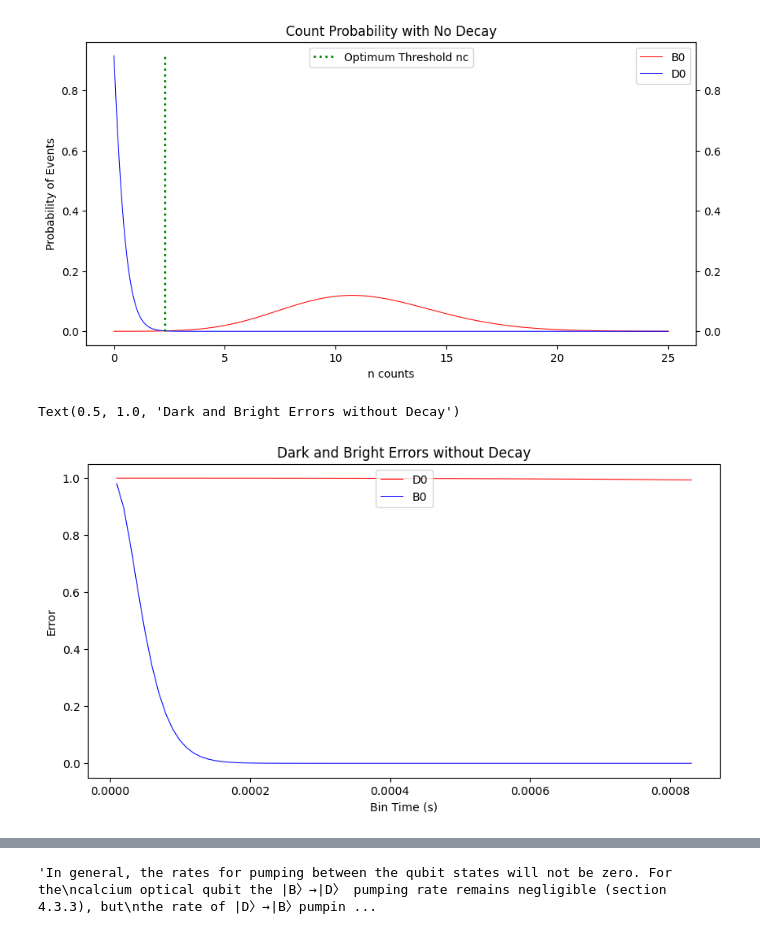
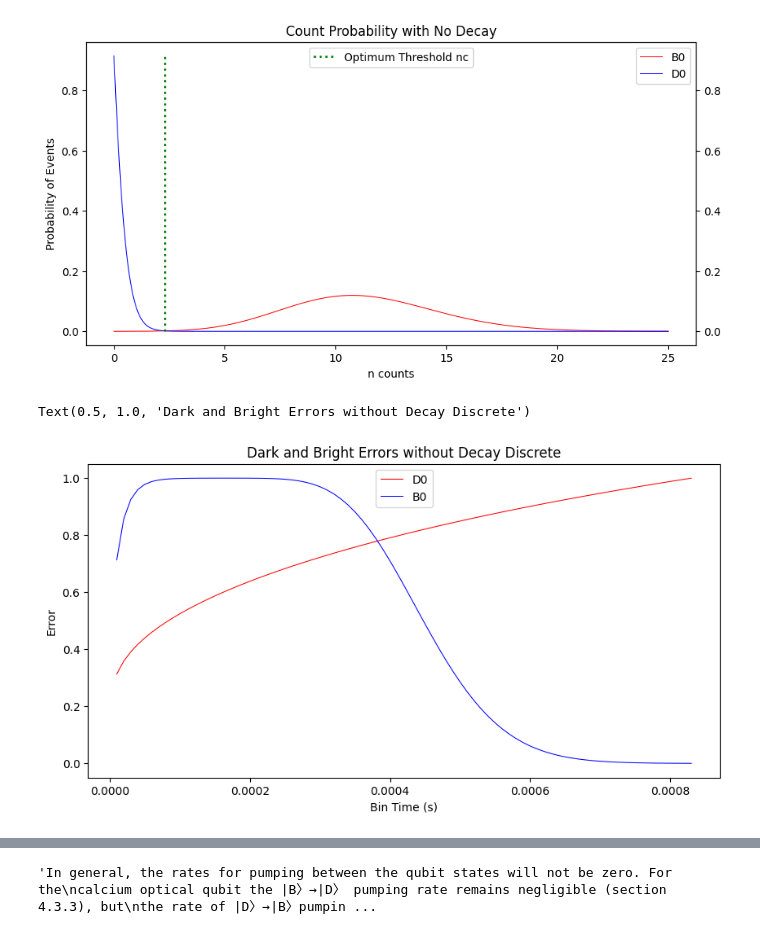
Before and after one commit to seangarn32/Trapped-Ion-Error-Model, a Jupyter notebook: SQR Error Model/Ca40Model.ipynb, the cells around one changed output, grey strips where cells are left out. Saved outputs shown, nothing was run; the diff lists cells and outputs as text; code cells hidden in the pictures.

```diff
--- a/SQR Error Model/Ca40Model.ipynb
+++ b/SQR Error Model/Ca40Model.ipynb
@@ -119,7 +119,7 @@ plt.title("Count Probability with No Decay")
 Text(0.5, 1.0, 'Count Probability with No Decay')
 [figure]
 # %%
-#Optimal Time vs Collection Efficiency w/o pumping discrete
+#Optimal Time vs Collection Efficiency w/o Decay Discrete
 
 #Integrate under the curves to find the error
 #Plot error vs tb
@@ -127,39 +127,42 @@ Text(0.5, 1.0, 'Count Probability with No Decay')
 Rb = 55800
 Rd = 442
 tb = .00042
-N = np.arange(start=0,stop=nc,step= 1)
+NB = np.arange(start=0,stop=nc,step=.01)
+ND = np.arange(start=nc,stop=20,step=.01)
+
 
 #nc to inf w/ D0
 def ed(tb,N):
     return np.sum((np.power(Rd*tb,N)) * (np.exp(-1*(Rd*tb))) / spec.factorial(N))
 
 #0 to nc w/ B0
 def eb(tb,N):
     return np.sum((np.power((Rb+Rd)*tb,N)) * (np.exp(-1*((Rb+Rd)*tb))) / spec.factorial(N))
 
 tb = np.arange(start=.00001,stop=tb*2,step=.00001)
 
-
-
 darkE = np.empty(0)
 brightE = np.empty(0)
 
 for i in tb:
     darkE = np.append(darkE, ed(i,N))
 for i in tb:
     brightE = np.append(brightE, eb(i,N))
 
+darkE = darkE/np.max(darkE)
+brightE = brightE/np.max(brightE)
+
 fig = plt.figure(figsize=(10, 5))
 ax1 = fig.add_subplot(1, 1, 1)
 ax1.plot(tb, darkE, lw=0.75, c="r", label = "D0")
 ax1.set_ylabel("Error")
 ax1.set_xlabel("Bin Time (s)")
 ax1.plot(tb, brightE, lw=0.75, c="b", label = "B0")
 ax1.legend(loc = 'upper center')
-plt.title("Dark and Bright Errors without Decay")
+plt.title("Dark and Bright Errors without Decay Discrete")
 # %% [output]
-Text(0.5, 1.0, 'Dark and Bright Errors without Decay')
+Text(0.5, 1.0, 'Dark and Bright Errors without Decay Discrete')
-[figure, old version]
+[figure, new version]
 # %%
 #Optimal Time vs Collection Efficiency w/o pumping
 
```
Also changed, not shown: parts of 1 cell of this notebook, 1 other file.
